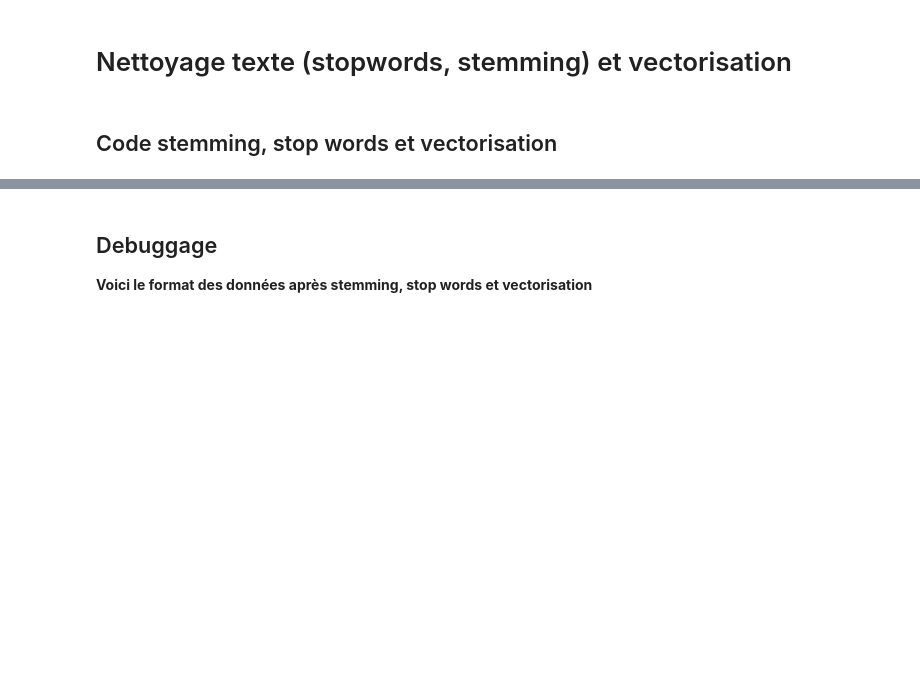
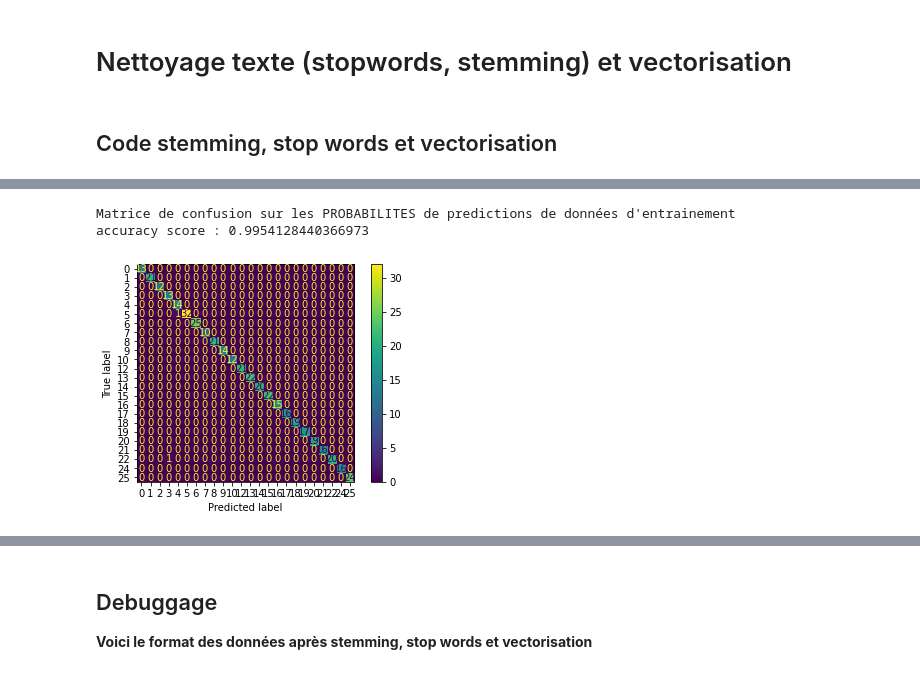
Before and after one commit to gdepirou/chatbot-isen, a Jupyter notebook: Test_IA/Chatbot_ISEN_IAMicrosoft.ipynb, the cells around one changed output, grey strips where cells are left out. Cells and saved outputs as stored; diff of their text form; code cells hidden in the pictures; blank space fills up the shorter version.

```diff
--- a/Test_IA/Chatbot_ISEN_IAMicrosoft.ipynb
+++ b/Test_IA/Chatbot_ISEN_IAMicrosoft.ipynb
@@ -125,0 +1121,9 @@ def vectorizer(text_to_vect):
+# %%
+print("Matrice de confusion sur les PROBABILITES de predictions de données d'entrainement")
+ConfusionMatrixDisplay.from_predictions(y_train_vec.argmax(axis=1), new_model.predict(X_train_vec).argmax(axis=1))
+ac = accuracy_score(y_train_vec.argmax(axis=1), new_model.predict(X_train_vec).argmax(axis=1))
+print(f"accuracy score : {ac}")
+# %% [output]
+Matrice de confusion sur les PROBABILITES de predictions de données d'entrainement
+accuracy score : 0.9954128440366973
+[figure, added]
```
Also changed, not shown: parts of 93 cells of this notebook.
